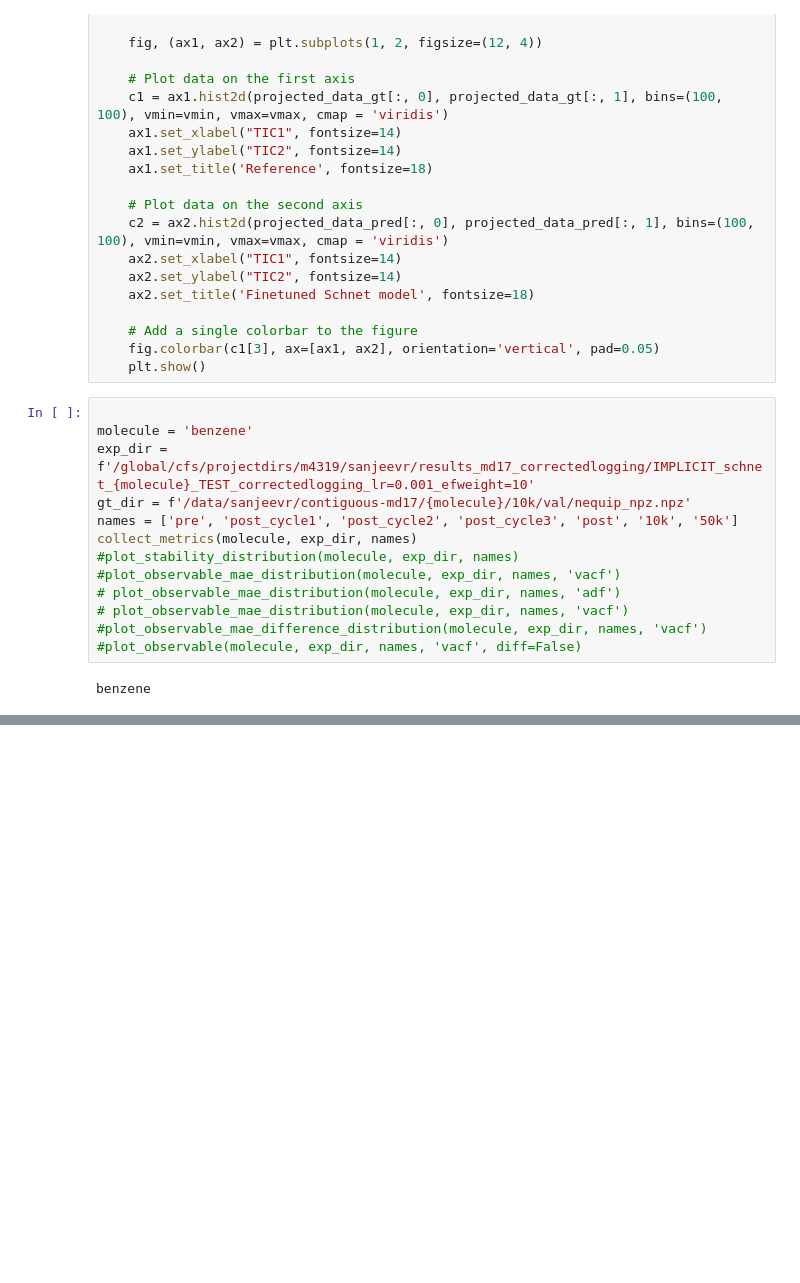
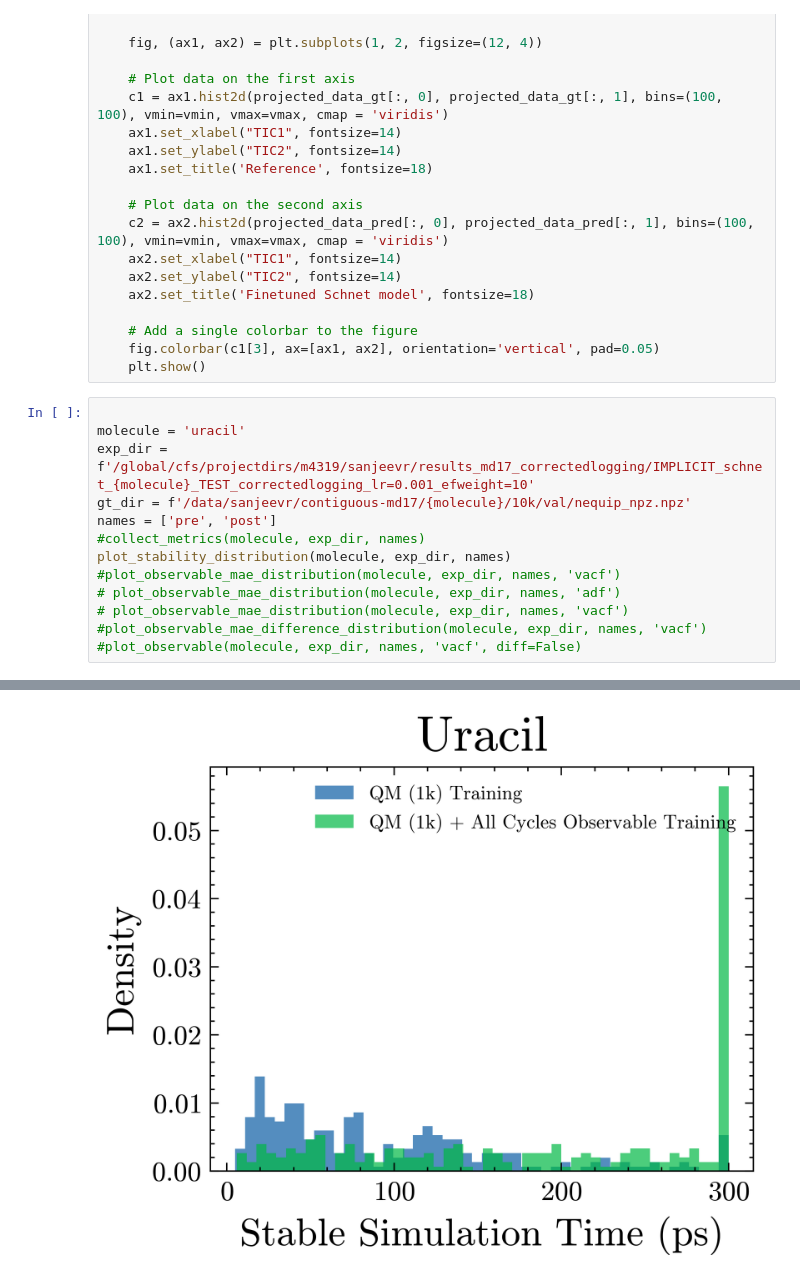
Before and after one commit to jeevster/implicit-md, a Jupyter notebook: make_figures.ipynb, the cells around one changed output, grey strips where cells are left out. Drawn from its saved outputs; the diff is of its cells as text; blank space fills up the shorter version.

```diff
--- a/make_figures.ipynb
+++ b/make_figures.ipynb
@@ -215,16 +215,15 @@ def plot_tic(molecule, exp_dir, gt_dir):
     plt.show()
 # %%
 
-molecule = 'benzene'
+molecule = 'uracil'
 exp_dir = f'/global/cfs/projectdirs/m4319/sanjeevr/results_md17_correctedlogging/IMPLICIT_schnet_{molecule}_TEST_correctedlogging_lr=0.001_efweight=10'
 gt_dir = f'/data/sanjeevr/contiguous-md17/{molecule}/10k/val/nequip_npz.npz'
-names = ['pre', 'post_cycle1', 'post_cycle2', 'post_cycle3', 'post', '10k', '50k']
-collect_metrics(molecule, exp_dir, names)
-#plot_stability_distribution(molecule, exp_dir, names)
+names = ['pre', 'post']
+#collect_metrics(molecule, exp_dir, names)
+plot_stability_distribution(molecule, exp_dir, names)
 #plot_observable_mae_distribution(molecule, exp_dir, names, 'vacf')
 # plot_observable_mae_distribution(molecule, exp_dir, names, 'adf')
 # plot_observable_mae_distribution(molecule, exp_dir, names, 'vacf')
 #plot_observable_mae_difference_distribution(molecule, exp_dir, names, 'vacf')
 #plot_observable(molecule, exp_dir, names, 'vacf', diff=False)
 # %% [output]
-benzene
@@ -236,0 +230 @@ benzene
+[figure, added]
```
Also changed, not shown: parts of 1 cell of this notebook, 3 other files.
